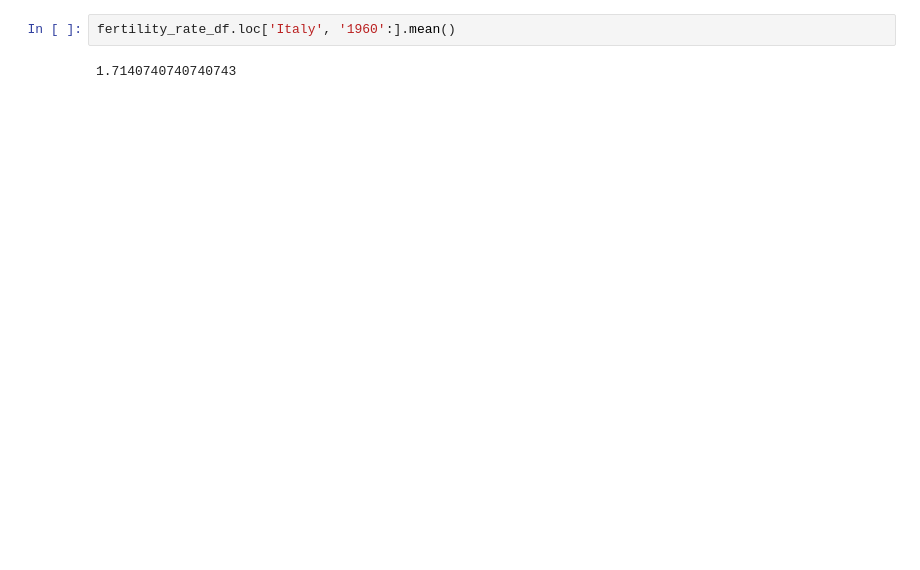
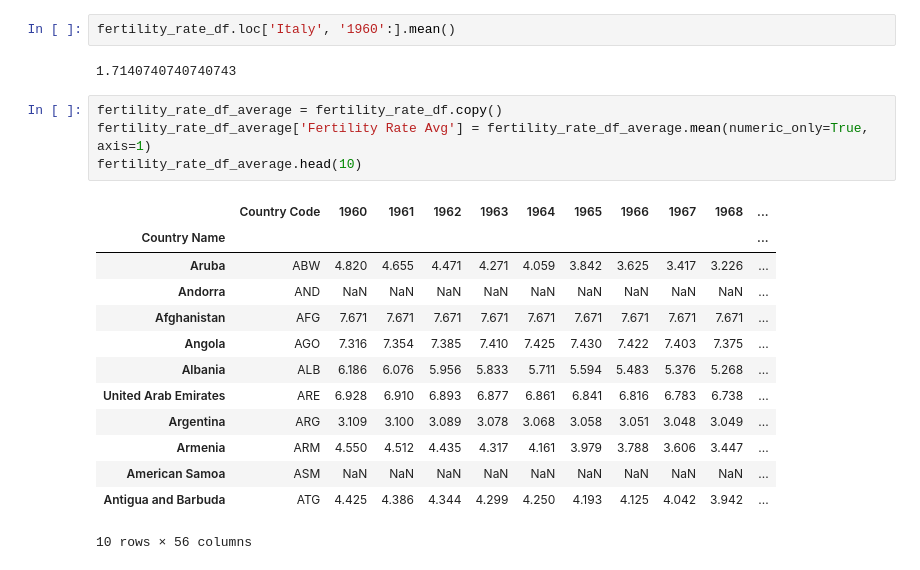
Before and after one commit to AlexEBall/Endangered_Languages_Capstone_Proj_1, a Jupyter notebook: Endangered Language EDA.ipynb, the cells around one changed output. Cells and saved outputs as stored; diff of their text form; blank space fills up the shorter version.

```diff
--- a/Endangered Language EDA.ipynb
+++ b/Endangered Language EDA.ipynb
@@ -139,3 +159,21 @@ endangered_languages_grouped_by_country.get_group('ITA')
 fertility_rate_df.loc['Italy', '1960':].mean()
 # %% [output]
 1.7140740740740743
+# %%
+fertility_rate_df_average = fertility_rate_df.copy()
+fertility_rate_df_average['Fertility Rate Avg'] = fertility_rate_df_average.mean(numeric_only=True, axis=1)
+fertility_rate_df_average.head(10)
+# %% [output]
+|  | Country Code | 1960 | 1961 | 1962 | 1963 | 1964 | 1965 | 1966 | 1967 | 1968 | ... |
+| Country Name |  |  |  |  |  |  |  |  |  |  | ... |
+| Aruba | ABW | 4.820 | 4.655 | 4.471 | 4.271 | 4.059 | 3.842 | 3.625 | 3.417 | 3.226 | ... |
+| Andorra | AND | NaN | NaN | NaN | NaN | NaN | NaN | NaN | NaN | NaN | ... |
+| Afghanistan | AFG | 7.671 | 7.671 | 7.671 | 7.671 | 7.671 | 7.671 | 7.671 | 7.671 | 7.671 | ... |
+| Angola | AGO | 7.316 | 7.354 | 7.385 | 7.410 | 7.425 | 7.430 | 7.422 | 7.403 | 7.375 | ... |
+| Albania | ALB | 6.186 | 6.076 | 5.956 | 5.833 | 5.711 | 5.594 | 5.483 | 5.376 | 5.268 | ... |
+| United Arab Emirates | ARE | 6.928 | 6.910 | 6.893 | 6.877 | 6.861 | 6.841 | 6.816 | 6.783 | 6.738 | ... |
+| Argentina | ARG | 3.109 | 3.100 | 3.089 | 3.078 | 3.068 | 3.058 | 3.051 | 3.048 | 3.049 | ... |
+| Armenia | ARM | 4.550 | 4.512 | 4.435 | 4.317 | 4.161 | 3.979 | 3.788 | 3.606 | 3.447 | ... |
+| American Samoa | ASM | NaN | NaN | NaN | NaN | NaN | NaN | NaN | NaN | NaN | ... |
+| Antigua and Barbuda | ATG | 4.425 | 4.386 | 4.344 | 4.299 | 4.250 | 4.193 | 4.125 | 4.042 | 3.942 | ... |
+10 rows × 56 columns
```
Also changed, not shown: parts of 1 cell of this notebook, 3 other files.
